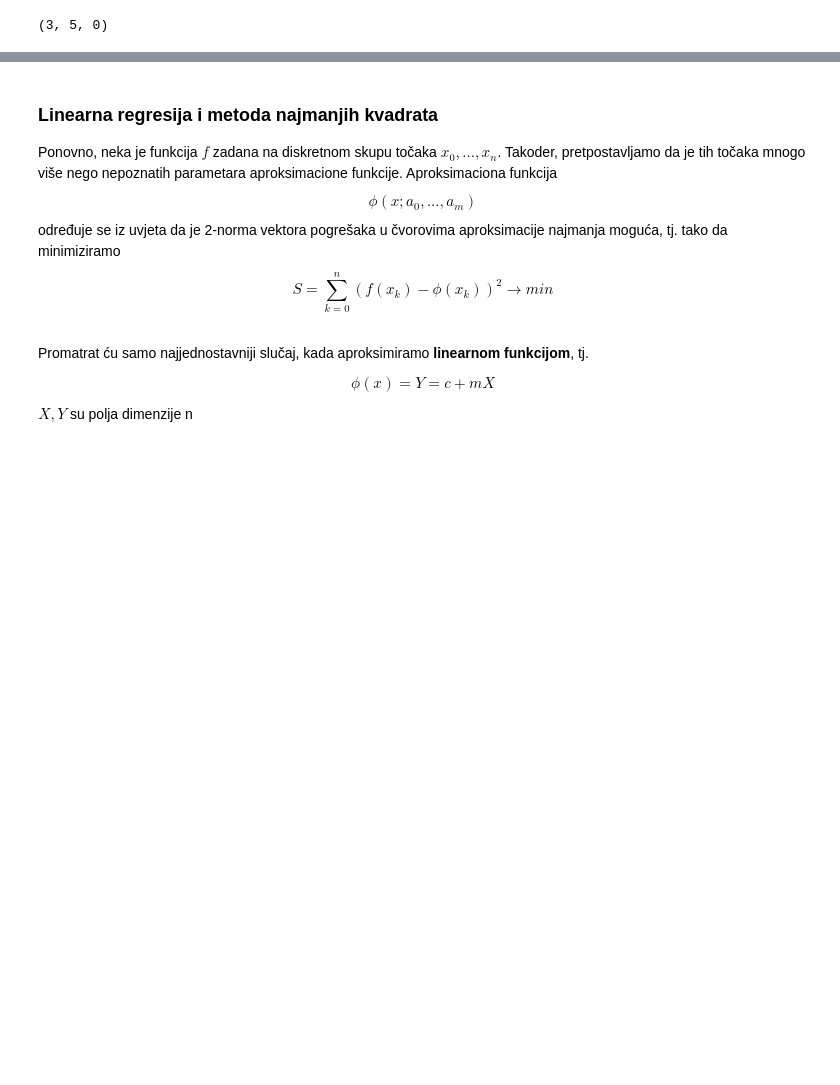
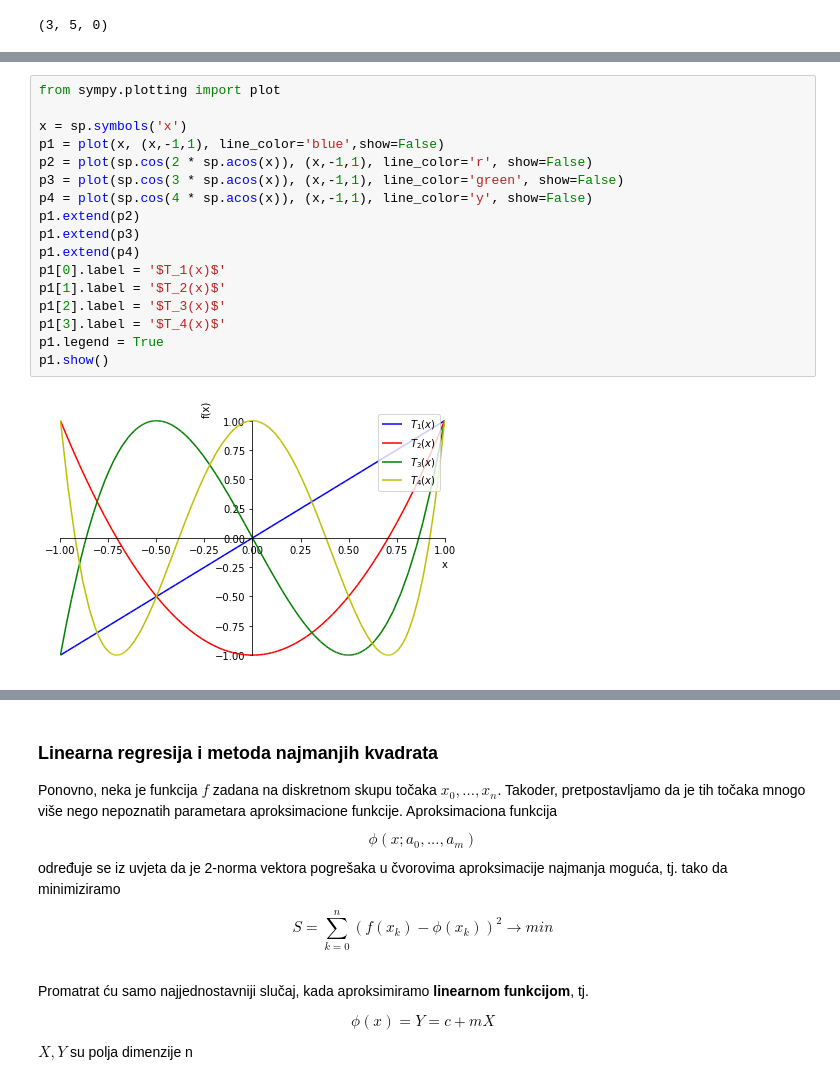
Before and after one commit to simbato/ms_zadaca, a Jupyter notebook: Zadaca - esej.ipynb, the cells around one changed output, grey strips where cells are left out. Saved outputs shown, nothing was run; the diff lists cells and outputs as text; blank space fills up the shorter version.

```diff
--- a/Zadaca - esej.ipynb
+++ b/Zadaca - esej.ipynb
@@ -200,0 +198,19 @@ a4.plot(x,np.array([newton(x4, G4, i) for i in x]), color='r' )
+# %%
+from sympy.plotting import plot
+
+x = sp.symbols('x')
+p1 = plot(x, (x,-1,1), line_color='blue',show=False)
+p2 = plot(sp.cos(2 * sp.acos(x)), (x,-1,1), line_color='r', show=False)
+p3 = plot(sp.cos(3 * sp.acos(x)), (x,-1,1), line_color='green', show=False)
+p4 = plot(sp.cos(4 * sp.acos(x)), (x,-1,1), line_color='y', show=False)
+p1.extend(p2)
+p1.extend(p3)
+p1.extend(p4)
+p1[0].label = '$T_1(x)$'
+p1[1].label = '$T_2(x)$'
+p1[2].label = '$T_3(x)$'
+p1[3].label = '$T_4(x)$'
+p1.legend = True
+p1.show()
+# %% [output]
+[figure, added]
```
Also changed, not shown: parts of 20 cells of this notebook.
